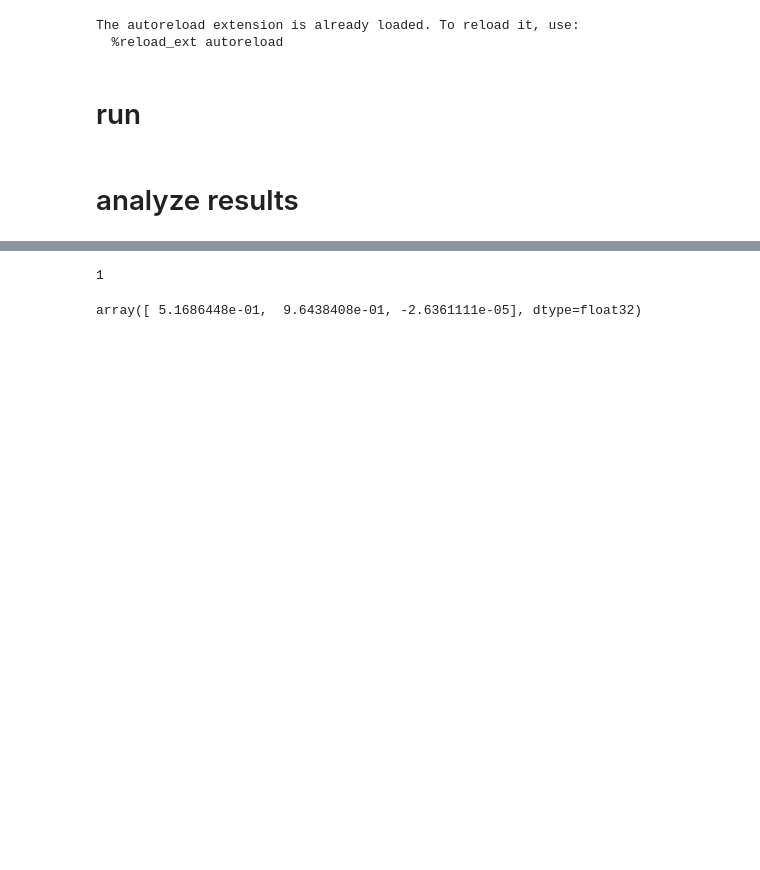
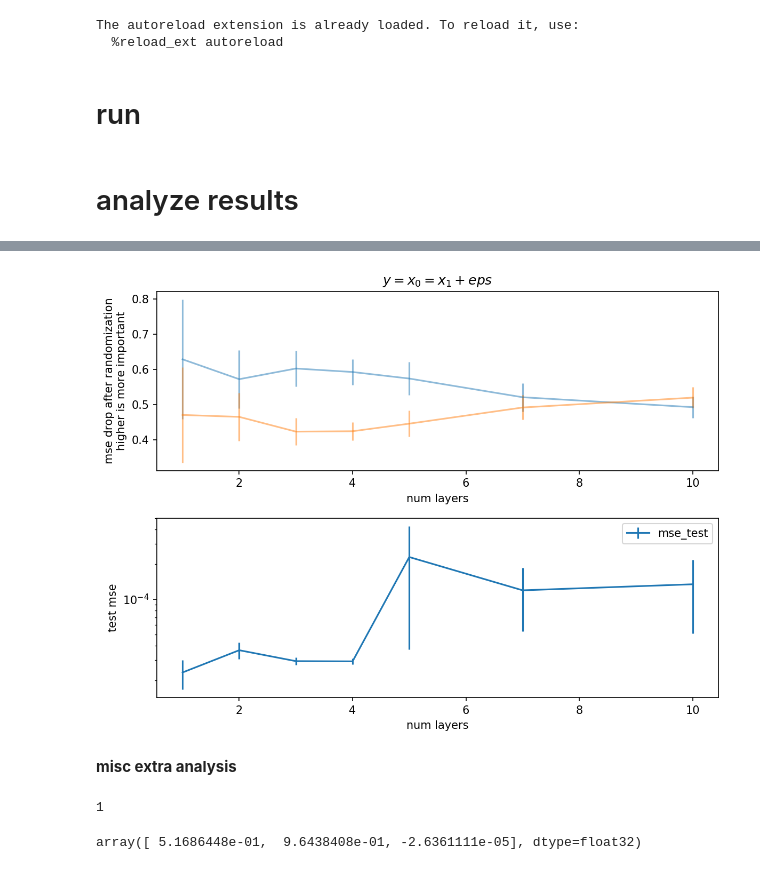
Before and after one commit to csinva/dnn-experiments, a Jupyter notebook: poly_fit/fit_interactions.ipynb, the cells around one changed output, grey strips where cells are left out. Saved outputs shown, nothing was run; the diff lists cells and outputs as text; code cells hidden in the pictures; blank space fills up the shorter version.

```diff
--- a/poly_fit/fit_interactions.ipynb
+++ b/poly_fit/fit_interactions.ipynb
@@ -62,3 +48,17 @@ for i, num_lays in enumerate(num_layers):
 # %% [markdown]
 # analyze results
+# %%
+# depending on how much is saved, this may take a while
+out_dir = 'interactions/test2'
+fnames = sorted([fname for fname in os.listdir(out_dir)])
+
+results_list = [pd.Series(pkl.load(open(oj(out_dir, fname), "rb"))) for fname in tqdm(fnames)]
+r = pd.concat(results_list, axis=1).T.infer_objects()
+# %%
+def process_results(r):
+    xs = ['mse_alt_x' + str(i) for i in range(r.iloc[0].d)]
+    r[xs] = pd.DataFrame(r.mse_test_alt.values.tolist(), index=r.index)
+    return r
+
+r = process_results(r)
 # %%
@@ -119,0 +66,4 @@ plt.show()
+# %%
+vals = r.groupby(['num_layers'])
+vals_mean = vals.mean().reset_index().sort_values(by='num_layers')
+vals_var = vals.var().reset_index().sort_values(by='num_layers')
@@ -120,3 +73,31 @@ plt.show()
+# %%
+num_vars = 2 # how many vars are we interested in?
+num_sweep = 7 # how many things did we sweep over?
+
+xs = vals_mean.num_layers
+
+plt.figure(dpi=150, figsize=(8, 6))
+plt.subplot(211)
+for i in range(num_vars):
+    ys = -1 * (vals_mean['mse_test'] - vals_mean['mse_alt_x' + str(i)])
+    ystd = np.sqrt(vals_var['mse_alt_x' + str(i)]) / np.sqrt(vals.size().values)
+    plt.errorbar(xs, ys, yerr=ystd, label=f'$x_{i}$', alpha=0.5)
+plt.xlabel('num layers')
+plt.ylabel('mse drop after randomization\nhigher is more important')
+plt.title(f'${p.func}$')
+
+plt.subplot(212)
+plt.errorbar(xs, vals_mean['mse_test'], yerr=np.sqrt(vals_var['mse_test']) / np.sqrt(vals.size().values))
+plt.xlabel('num layers')
+plt.ylabel('test mse')
+plt.yscale('log')
+plt.tight_layout()
+plt.legend()
+plt.show()
+# %% [output]
+[figure, added]
+# %% [markdown]
+**misc extra analysis**
 # %%
 row = results.iloc[0]
 print(row.num_layers)
```
Also changed, not shown: parts of 7 cells of this notebook, 4 other files.
